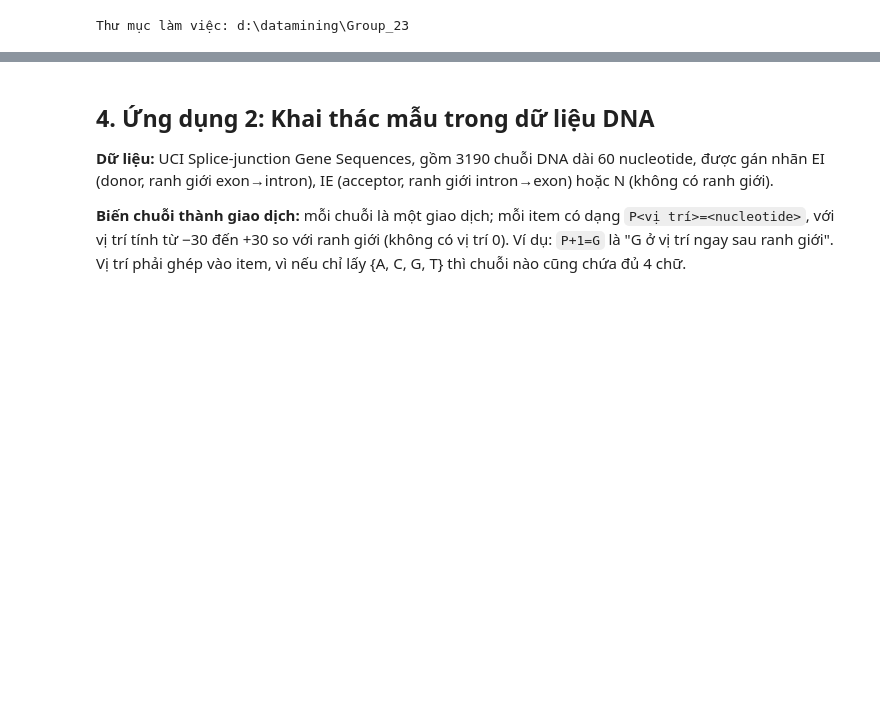
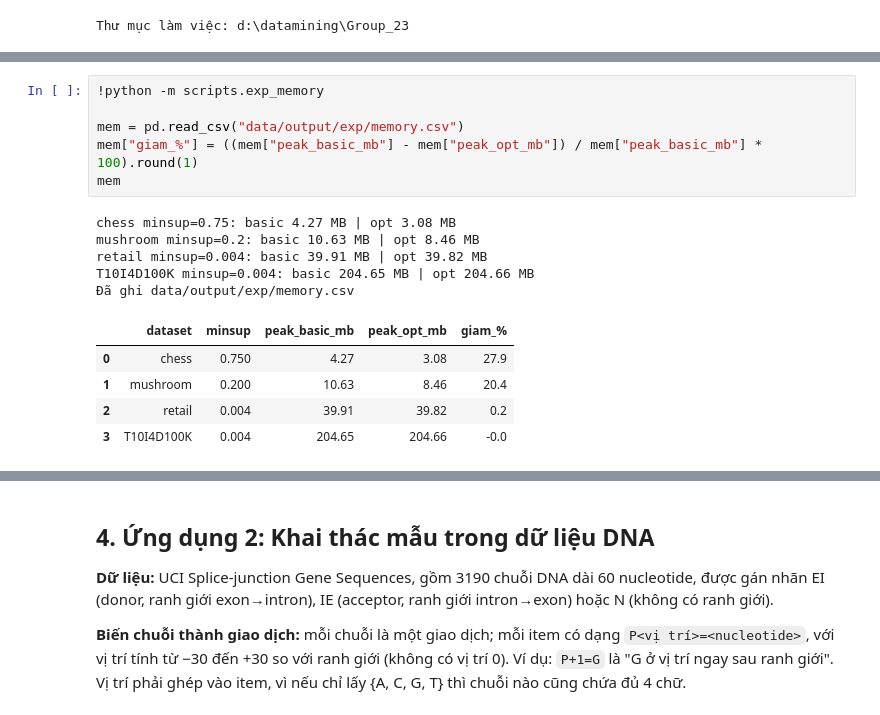
Before and after one commit to KhoaTranFitus/Frequent_Itemset, a Jupyter notebook: notebooks/demo.ipynb, the cells around one changed output, grey strips where cells are left out. Cells and saved outputs as stored; diff of their text form; blank space fills up the shorter version.

```diff
--- a/notebooks/demo.ipynb
+++ b/notebooks/demo.ipynb
@@ -20,0 +102,17 @@ Thư mục làm việc: d:\datamining\Group_23
+# %%
+!python -m scripts.exp_memory
+
+mem = pd.read_csv("data/output/exp/memory.csv")
+mem["giam_%"] = ((mem["peak_basic_mb"] - mem["peak_opt_mb"]) / mem["peak_basic_mb"] * 100).round(1)
+mem
+# %% [output]
+chess minsup=0.75: basic 4.27 MB | opt 3.08 MB
+mushroom minsup=0.2: basic 10.63 MB | opt 8.46 MB
+retail minsup=0.004: basic 39.91 MB | opt 39.82 MB
+T10I4D100K minsup=0.004: basic 204.65 MB | opt 204.66 MB
+Đã ghi data/output/exp/memory.csv
+|  | dataset | minsup | peak_basic_mb | peak_opt_mb | giam_% |
+| 0 | chess | 0.750 | 4.27 | 3.08 | 27.9 |
+| 1 | mushroom | 0.200 | 10.63 | 8.46 | 20.4 |
+| 2 | retail | 0.004 | 39.91 | 39.82 | 0.2 |
+| 3 | T10I4D100K | 0.004 | 204.65 | 204.66 | -0.0 |
```
Also changed, not shown: parts of 19 cells of this notebook, 1 other file.
